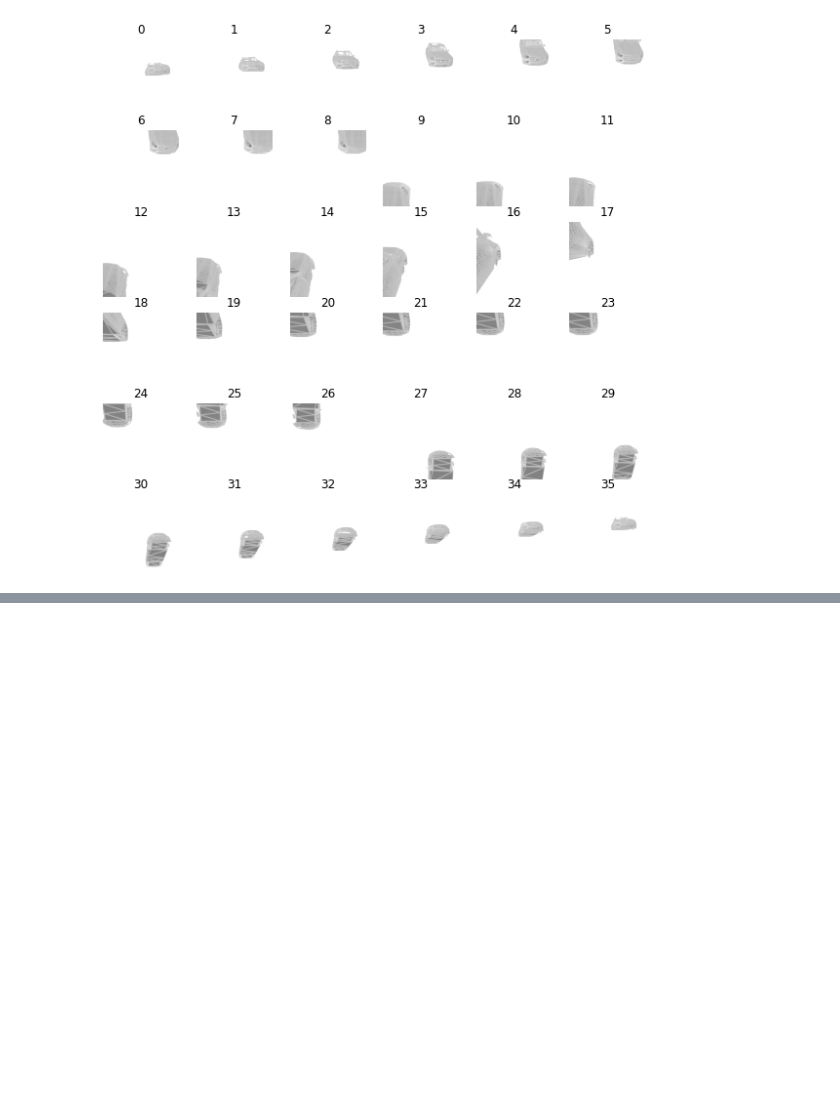
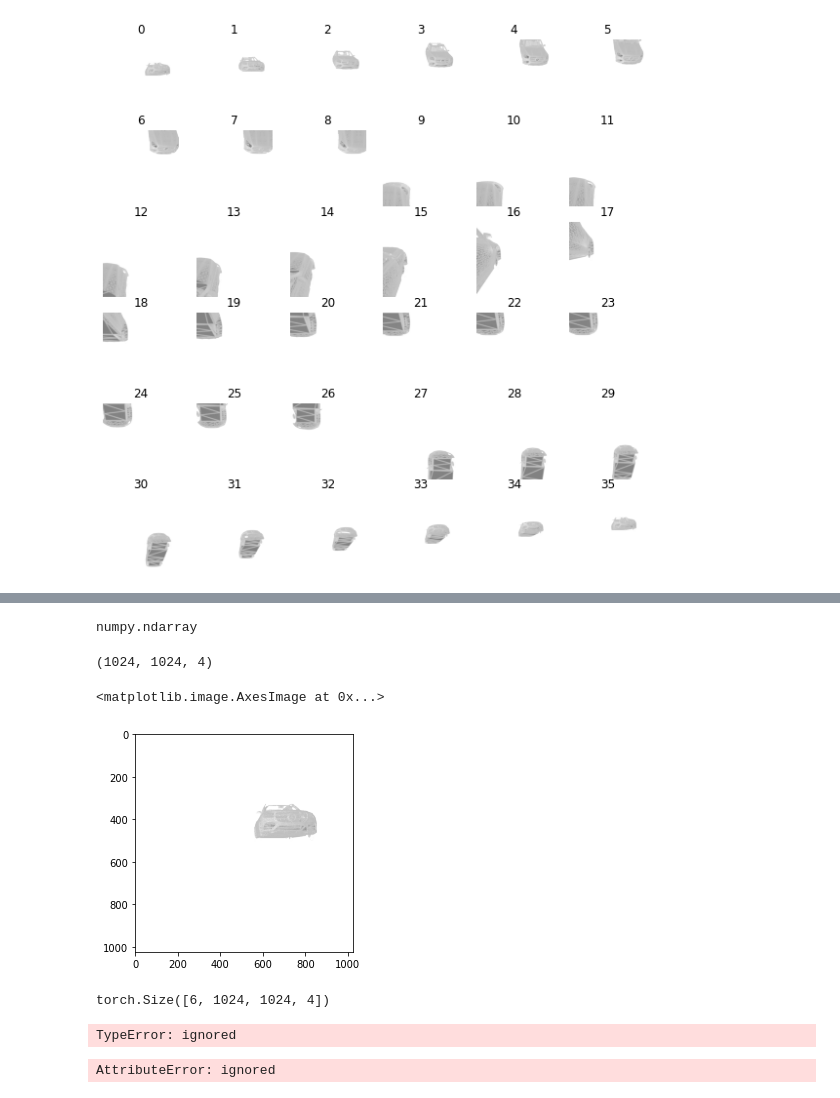
Before and after one commit to Krocata613020188-1/Project, a Jupyter notebook: testview.ipynb, the cells around one changed output, grey strips where cells are left out. Saved outputs shown, nothing was run; the diff lists cells and outputs as text; code cells hidden in the pictures; blank space fills up the shorter version.

```diff
--- a/testview.ipynb
+++ b/testview.ipynb
@@ -294,0 +297,2 @@ plt.show()
+# %%
+im1 = images[0]
@@ -294,0 +303,2 @@ plt.show()
+# %%
+im1save = im1.cpu().numpy()
@@ -294,0 +325,13 @@ plt.show()
+# %%
+type(im1save)
+# %% [output]
+numpy.ndarray
+# %%
+im1save.shape
+# %% [output]
+(1024, 1024, 4)
+# %%
+plt.imshow(im1save)
+# %% [output]
+<matplotlib.image.AxesImage at 0x...>
+[figure, added]
@@ -294,0 +345,13 @@ plt.show()
+# %%
+images.shape
+# %% [output]
+torch.Size([6, 1024, 1024, 4])
+# %%
+
+save_image(im1, 'img1.png')
+# %% [output]
+TypeError: ignored
+# %%
+im1save.save("ima1.jpg")
+# %% [output]
+AttributeError: ignored
```
Also changed, not shown: parts of 22 cells of this notebook.
